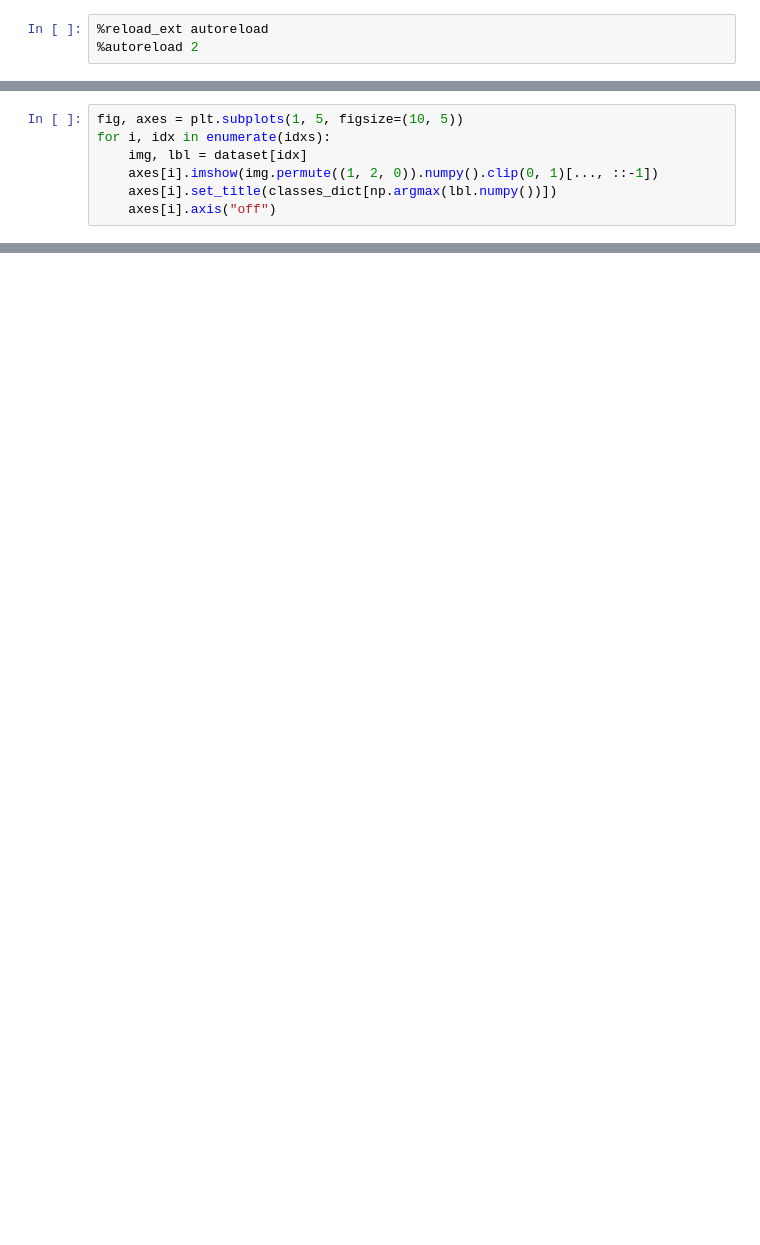
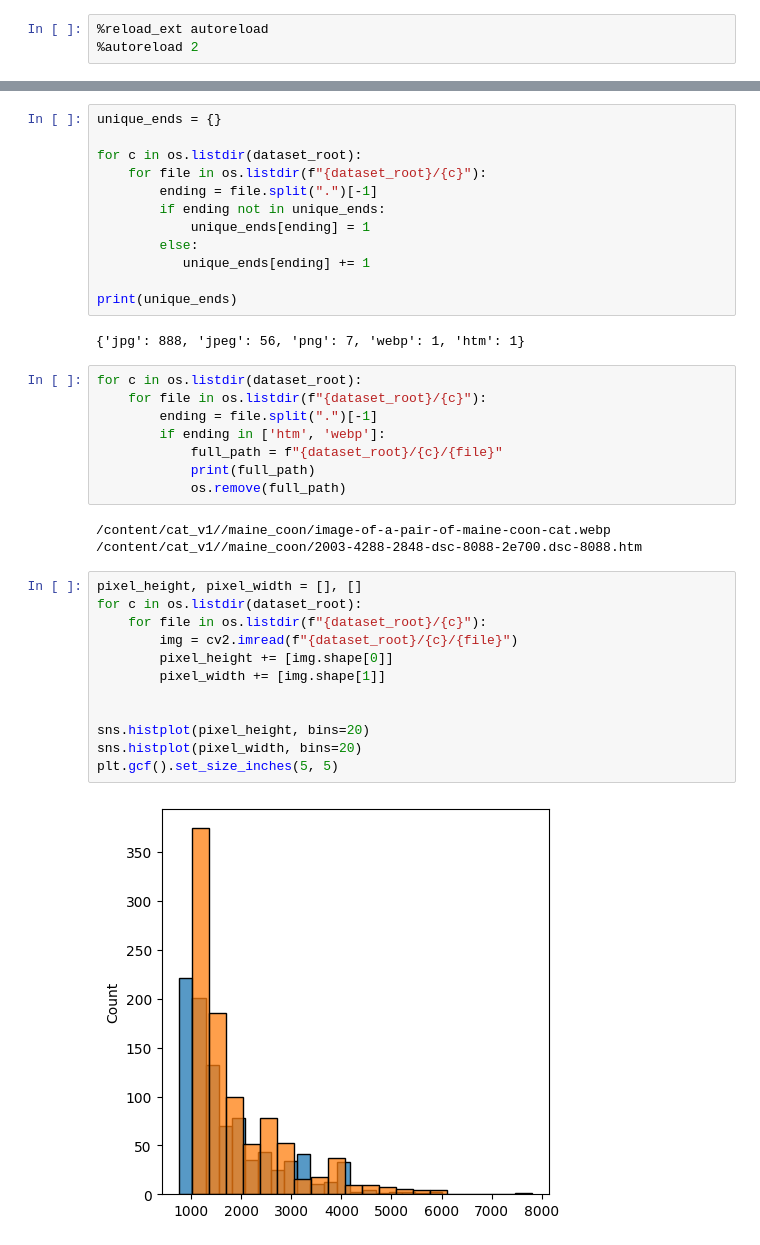
Before and after one commit to avyuga/itmo-cv-24, a Jupyter notebook: lab3/lab3.ipynb, the cells around one changed output, grey strips where cells are left out. Cells and saved outputs as stored; diff of their text form; blank space fills up the shorter version.

```diff
--- a/lab3/lab3.ipynb
+++ b/lab3/lab3.ipynb
@@ -36,7 +25,0 @@ idxs
-# %%
-fig, axes = plt.subplots(1, 5, figsize=(10, 5))
-for i, idx in enumerate(idxs):
-    img, lbl = dataset[idx]
-    axes[i].imshow(img.permute((1, 2, 0)).numpy().clip(0, 1)[..., ::-1])
-    axes[i].set_title(classes_dict[np.argmax(lbl.numpy())])
-    axes[i].axis("off")
@@ -90,0 +55,39 @@ RuntimeError: [enforce fail at ..\c10\core\impl\alloc_cpu.cpp:72] data. DefaultC
+# %%
+unique_ends = {}
+
+for c in os.listdir(dataset_root):
+    for file in os.listdir(f"{dataset_root}/{c}"):
+        ending = file.split(".")[-1]
+        if ending not in unique_ends:
+            unique_ends[ending] = 1
+        else:
+           unique_ends[ending] += 1
+
+print(unique_ends)
+# %% [output]
+{'jpg': 888, 'jpeg': 56, 'png': 7, 'webp': 1, 'htm': 1}
+# %%
+for c in os.listdir(dataset_root):
+    for file in os.listdir(f"{dataset_root}/{c}"):
+        ending = file.split(".")[-1]
+        if ending in ['htm', 'webp']:
+            full_path = f"{dataset_root}/{c}/{file}"
+            print(full_path)
+            os.remove(full_path)
+# %% [output]
+/content/cat_v1//maine_coon/image-of-a-pair-of-maine-coon-cat.webp
+/content/cat_v1//maine_coon/2003-4288-2848-dsc-8088-2e700.dsc-8088.htm
+# %%
+pixel_height, pixel_width = [], []
+for c in os.listdir(dataset_root):
+    for file in os.listdir(f"{dataset_root}/{c}"):
+        img = cv2.imread(f"{dataset_root}/{c}/{file}")
+        pixel_height += [img.shape[0]]
+        pixel_width += [img.shape[1]]
+
+
+sns.histplot(pixel_height, bins=20)
+sns.histplot(pixel_width, bins=20)
+plt.gcf().set_size_inches(5, 5)
+# %% [output]
+[figure, added]
```
Also changed, not shown: parts of 56 cells of this notebook, 13 other files.
